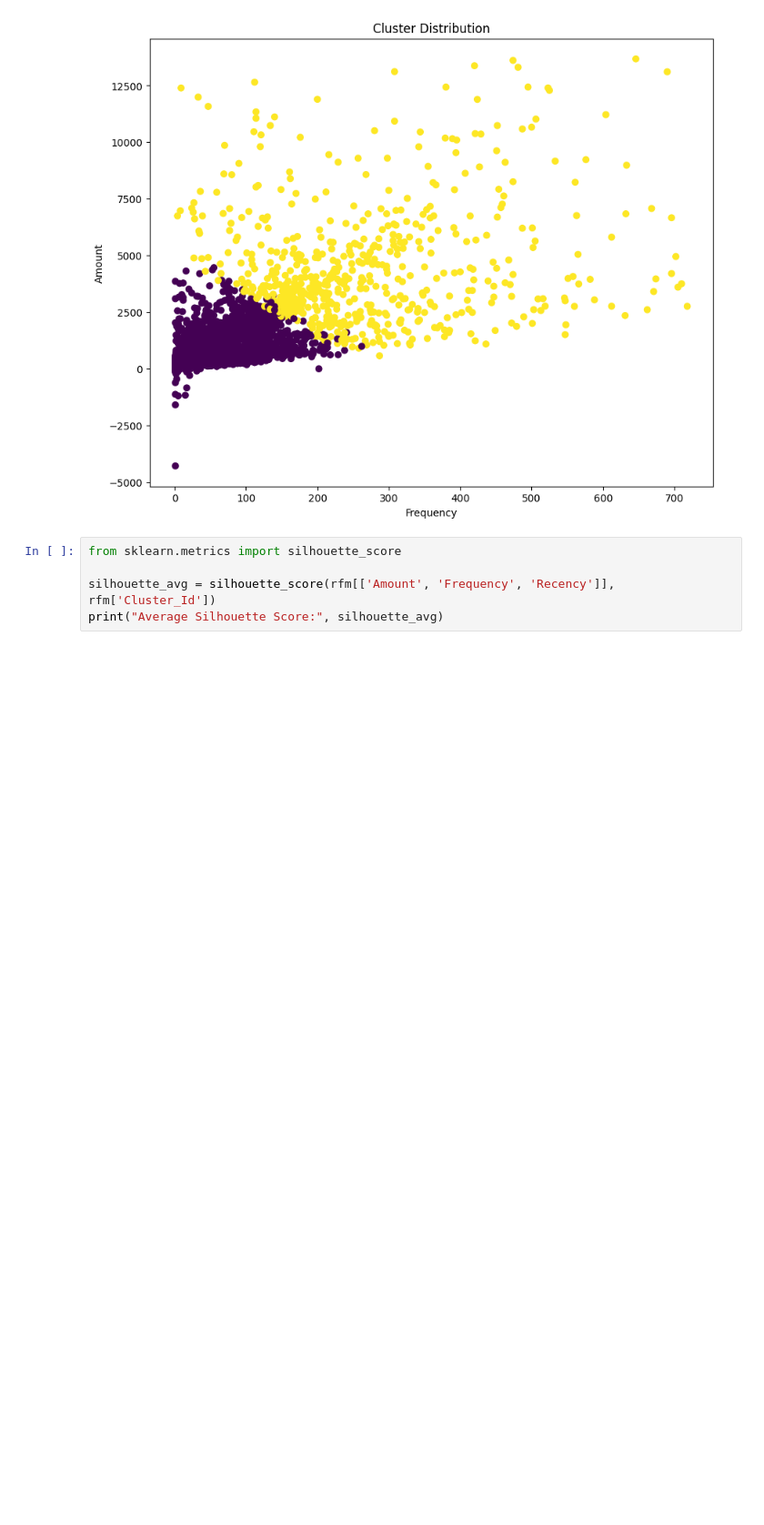
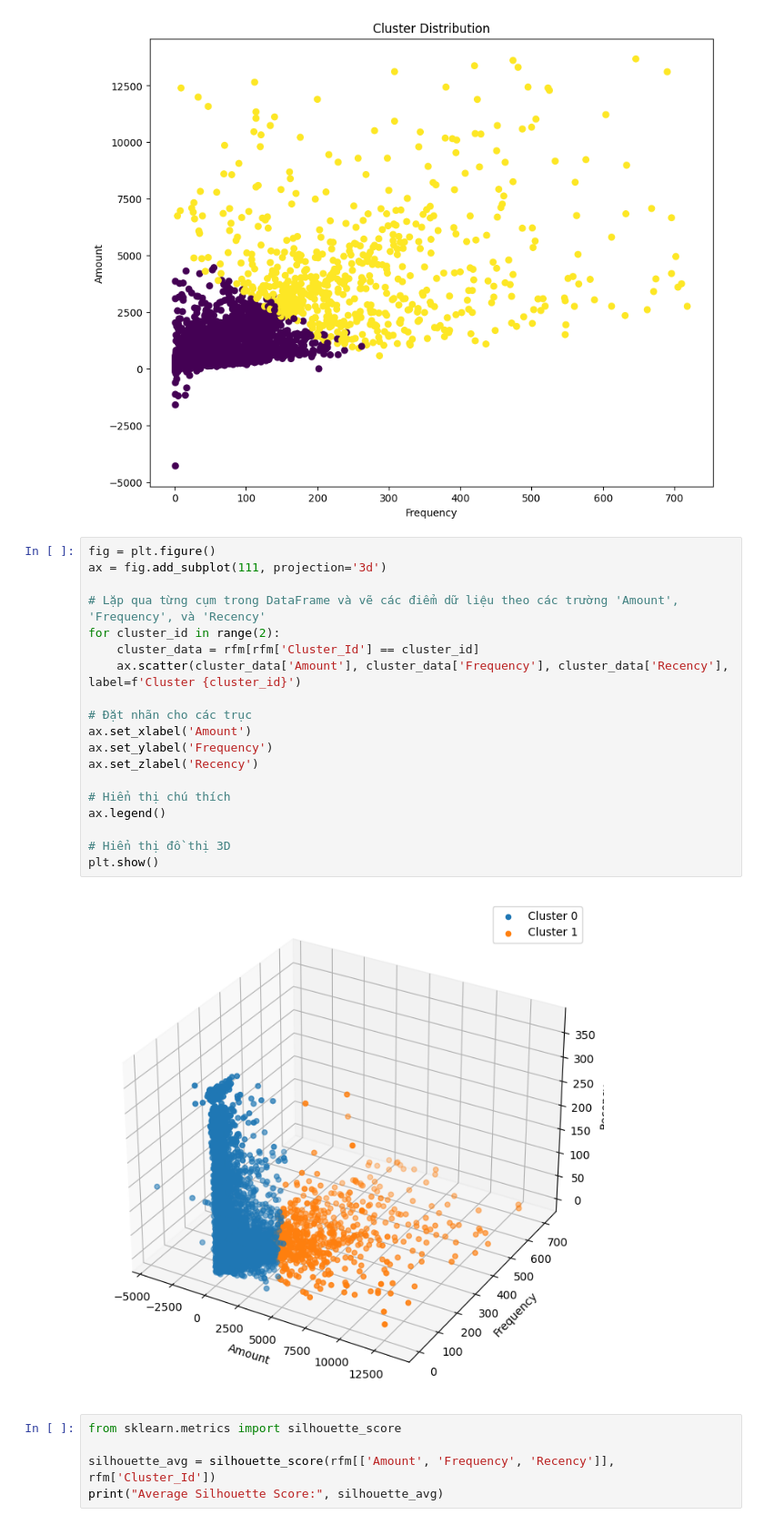
Before and after one commit to ntkien36/Customer-Segmentation, a Jupyter notebook: KMeansClustering.ipynb, the cells around one changed output. Shown: that part at 91% size. Saved outputs shown, nothing was run; the diff lists cells and outputs as text; blank space fills up the shorter version.

```diff
--- a/KMeansClustering.ipynb
+++ b/KMeansClustering.ipynb
@@ -384,6 +389,27 @@ plt.title('Cluster Distribution')
 plt.show()
 # %% [output]
 [figure]
+# %%
+fig = plt.figure()
+ax = fig.add_subplot(111, projection='3d')
+
+# Lặp qua từng cụm trong DataFrame và vẽ các điểm dữ liệu theo các trường 'Amount', 'Frequency', và 'Recency'
+for cluster_id in range(2):
+    cluster_data = rfm[rfm['Cluster_Id'] == cluster_id]
+    ax.scatter(cluster_data['Amount'], cluster_data['Frequency'], cluster_data['Recency'], label=f'Cluster {cluster_id}')
+
+# Đặt nhãn cho các trục
+ax.set_xlabel('Amount')
+ax.set_ylabel('Frequency')
+ax.set_zlabel('Recency')
+
+# Hiển thị chú thích
+ax.legend()
+
+# Hiển thị đồ thị 3D
+plt.show()
+# %% [output]
+[figure, added]
 # %%
 from sklearn.metrics import silhouette_score
 
```
Also changed, not shown: parts of 10 cells of this notebook, 5 other files.
